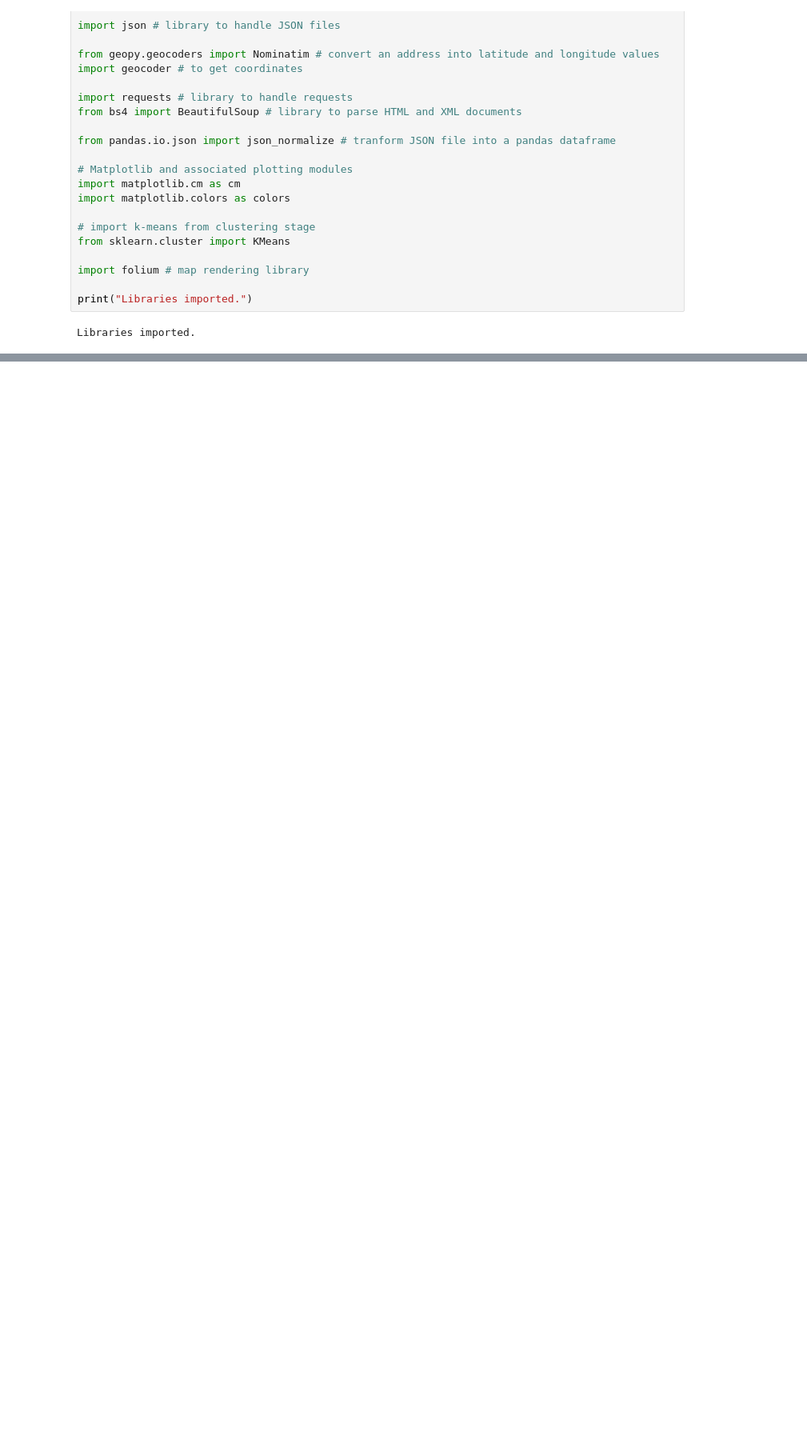
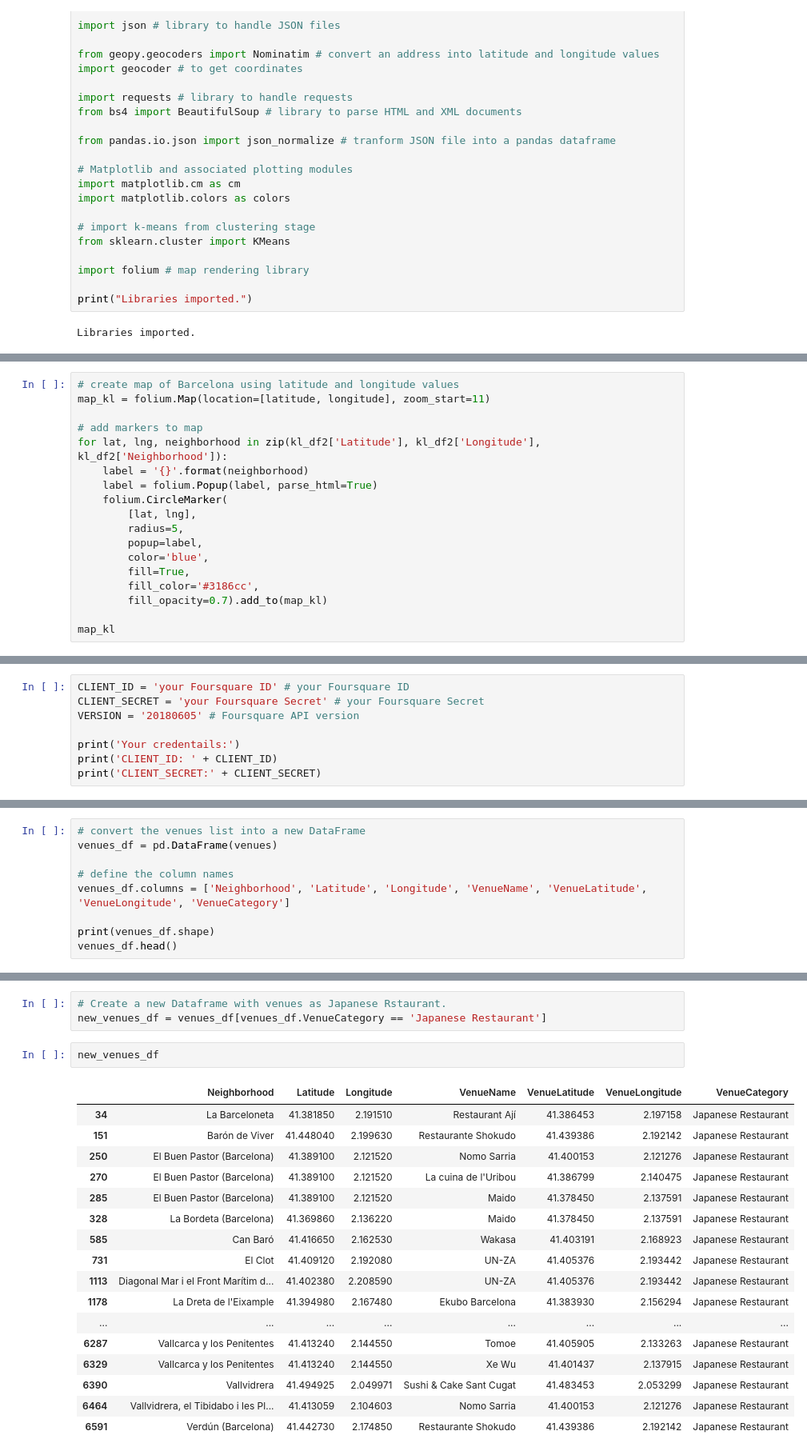
Before and after one commit to bidentity/Capstone_movilens, a Jupyter notebook: IBM_Coursera_Capstone.ipynb, the cells around one changed output, grey strips where cells are left out. Shown: that part at 80% size. Saved outputs shown, nothing was run; the diff lists cells and outputs as text; blank space fills up the shorter version.

```diff
--- a/IBM_Coursera_Capstone.ipynb
+++ b/IBM_Coursera_Capstone.ipynb
@@ -33,0 +180,18 @@ Libraries imported.
+# %%
+# create map of Barcelona using latitude and longitude values
+map_kl = folium.Map(location=[latitude, longitude], zoom_start=11)
+
+# add markers to map
+for lat, lng, neighborhood in zip(kl_df2['Latitude'], kl_df2['Longitude'], kl_df2['Neighborhood']):
+    label = '{}'.format(neighborhood)
+    label = folium.Popup(label, parse_html=True)
+    folium.CircleMarker(
+        [lat, lng],
+        radius=5,
+        popup=label,
+        color='blue',
+        fill=True,
+        fill_color='#3186cc',
+        fill_opacity=0.7).add_to(map_kl)
+
+map_kl
@@ -33,0 +207,8 @@ Libraries imported.
+# %%
+CLIENT_ID = 'your Foursquare ID' # your Foursquare ID
+CLIENT_SECRET = 'your Foursquare Secret' # your Foursquare Secret
+VERSION = '20180605' # Foursquare API version
+
+print('Your credentails:')
+print('CLIENT_ID: ' + CLIENT_ID)
+print('CLIENT_SECRET:' + CLIENT_SECRET)
@@ -33,0 +252,9 @@ Libraries imported.
+# %%
+# convert the venues list into a new DataFrame
+venues_df = pd.DataFrame(venues)
+
+# define the column names
+venues_df.columns = ['Neighborhood', 'Latitude', 'Longitude', 'VenueName', 'VenueLatitude', 'VenueLongitude', 'VenueCategory']
+
+print(venues_df.shape)
+venues_df.head()
@@ -33,0 +296,23 @@ Libraries imported.
+# %%
+# Create a new Dataframe with venues as Japanese Rstaurant.
+new_venues_df = venues_df[venues_df.VenueCategory == 'Japanese Restaurant']
+# %%
+new_venues_df
+# %% [output]
+|  | Neighborhood | Latitude | Longitude | VenueName | VenueLatitude | VenueLongitude | VenueCategory |
+| 34 | La Barceloneta | 41.381850 | 2.191510 | Restaurant Ají | 41.386453 | 2.197158 | Japanese Restaurant |
+| 151 | Barón de Viver | 41.448040 | 2.199630 | Restaurante Shokudo | 41.439386 | 2.192142 | Japanese Restaurant |
+| 250 | El Buen Pastor (Barcelona) | 41.389100 | 2.121520 | Nomo Sarria | 41.400153 | 2.121276 | Japanese Restaurant |
+| 270 | El Buen Pastor (Barcelona) | 41.389100 | 2.121520 | La cuina de l'Uribou | 41.386799 | 2.140475 | Japanese Restaurant |
+| 285 | El Buen Pastor (Barcelona) | 41.389100 | 2.121520 | Maido | 41.378450 | 2.137591 | Japanese Restaurant |
+| 328 | La Bordeta (Barcelona) | 41.369860 | 2.136220 | Maido | 41.378450 | 2.137591 | Japanese Restaurant |
+| 585 | Can Baró | 41.416650 | 2.162530 | Wakasa | 41.403191 | 2.168923 | Japanese Restaurant |
+| 731 | El Clot | 41.409120 | 2.192080 | UN-ZA | 41.405376 | 2.193442 | Japanese Restaurant |
+| 1113 | Diagonal Mar i el Front Marítim d... | 41.402380 | 2.208590 | UN-ZA | 41.405376 | 2.193442 | Japanese Restaurant |
+| 1178 | La Dreta de l'Eixample | 41.394980 | 2.167480 | Ekubo Barcelona | 41.383930 | 2.156294 | Japanese Restaurant |
+| ... | ... | ... | ... | ... | ... | ... | ... |
+| 6287 | Vallcarca y los Penitentes | 41.413240 | 2.144550 | Tomoe | 41.405905 | 2.133263 | Japanese Restaurant |
+| 6329 | Vallcarca y los Penitentes | 41.413240 | 2.144550 | Xe Wu | 41.401437 | 2.137915 | Japanese Restaurant |
+| 6390 | Vallvidrera | 41.494925 | 2.049971 | Sushi & Cake Sant Cugat | 41.483453 | 2.053299 | Japanese Restaurant |
+| 6464 | Vallvidrera, el Tibidabo i les Pl... | 41.413059 | 2.104603 | Nomo Sarria | 41.400153 | 2.121276 | Japanese Restaurant |
+| 6591 | Verdún (Barcelona) | 41.442730 | 2.174850 | Restaurante Shokudo | 41.439386 | 2.192142 | Japanese Restaurant |
```
Also changed, not shown: parts of 34 cells of this notebook.
